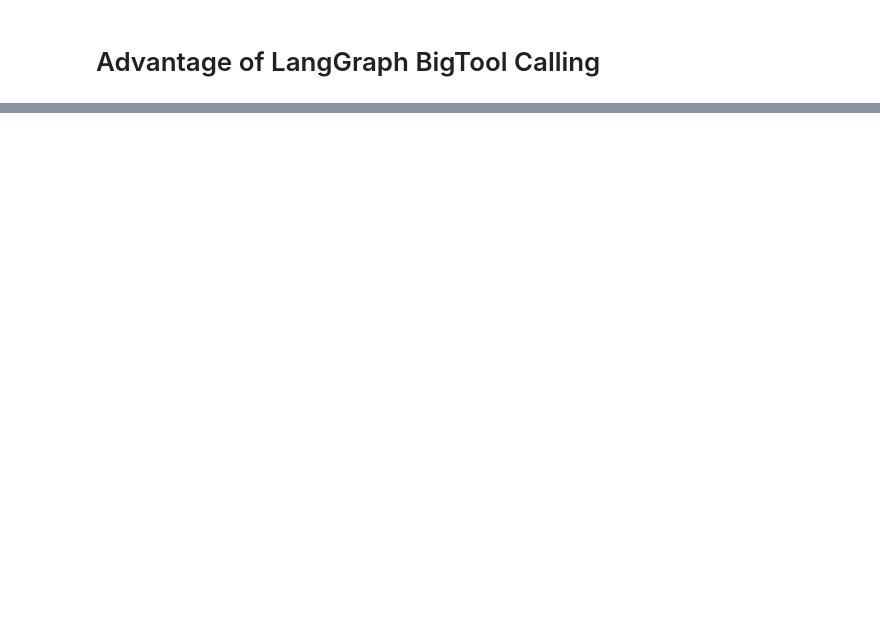
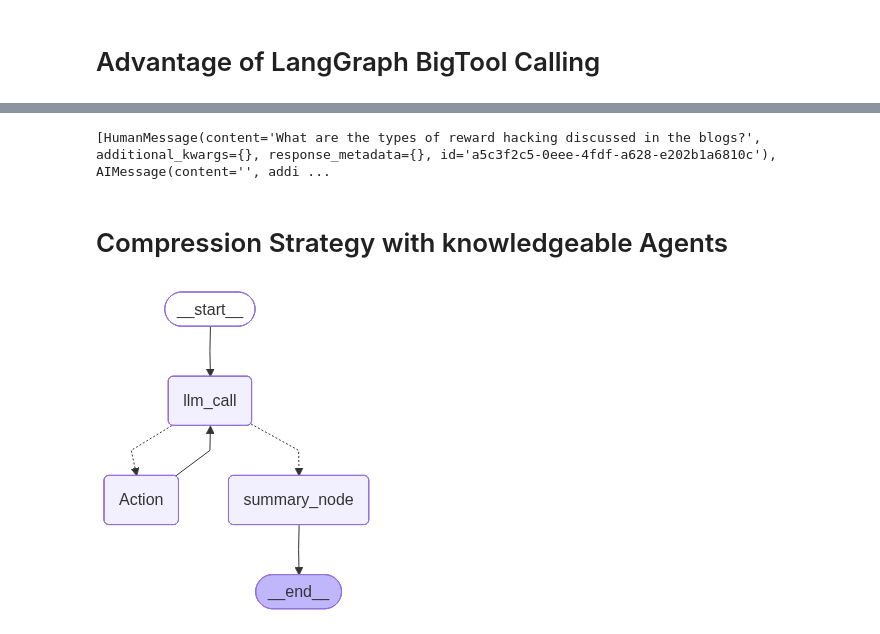
Before and after one commit to rasulkarimov/agents, a Jupyter notebook: contextual-engineering-agent.ipynb, the cells around one changed output, grey strips where cells are left out. Cells and saved outputs as stored; diff of their text form; code cells hidden in the pictures; blank space fills up the shorter version.

```diff
--- a/contextual-engineering-agent.ipynb
+++ b/contextual-engineering-agent.ipynb
@@ -773,0 +907,17 @@ ModuleNotFoundError: No module named 'langchain_core.memory'
+# %%
+# Import a utility function to format and display messages
+# from utils import format_messages
+
+# Define the user's query
+query = "What are the types of reward hacking discussed in the blogs?"
+
+# Invoke the agent with the query
+result = agent.invoke({"messages": [("user", query)]})
+
+# --- Display the Final Messages ---
+# Format and print the conversation flow
+print(result['messages'])
+# %% [output]
+[HumanMessage(content='What are the types of reward hacking discussed in the blogs?', additional_kwargs={}, response_metadata={}, id='a5c3f2c5-0eee-4fdf-a628-e202b1a6810c'), AIMessage(content='', addi ...
+# %% [markdown]
+# Compression Strategy with knowledgeable Agents
@@ -773,0 +963,29 @@ ModuleNotFoundError: No module named 'langchain_core.memory'
+# %%
+# Build the RAG agent workflow
+agent_builder = StateGraph(State)
+
+# Add nodes to the workflow
+agent_builder.add_node("llm_call", llm_call)
+agent_builder.add_node("Action", tool_node)
+agent_builder.add_node("summary_node", summary_node)
+
+# Define the workflow edges
+agent_builder.add_edge(START, "llm_call")
+agent_builder.add_conditional_edges(
+    "llm_call",
+    should_continue,
+    {
+        "Action": "Action",
+        "summary_node": "summary_node",
+    },
+)
+agent_builder.add_edge("Action", "llm_call")
+agent_builder.add_edge("summary_node", END)
+
+# Compile the agent
+agent = agent_builder.compile()
+
+# Display the agent workflow
+display(Image(agent.get_graph(xray=True).draw_mermaid_png()))
+# %% [output]
+[figure, added]
```
Also changed, not shown: parts of 57 cells of this notebook.
